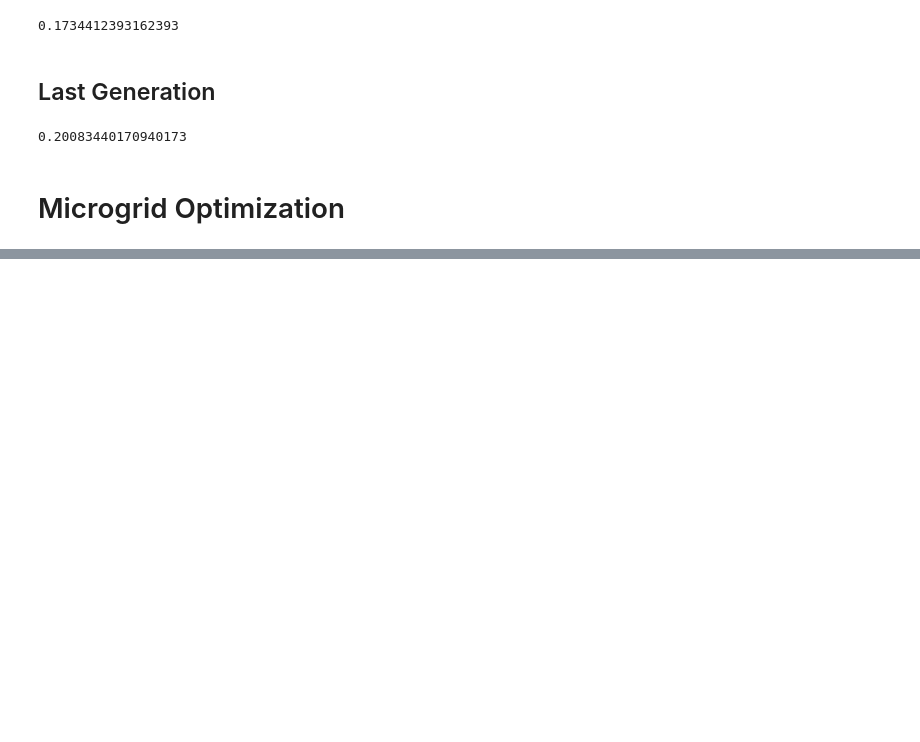
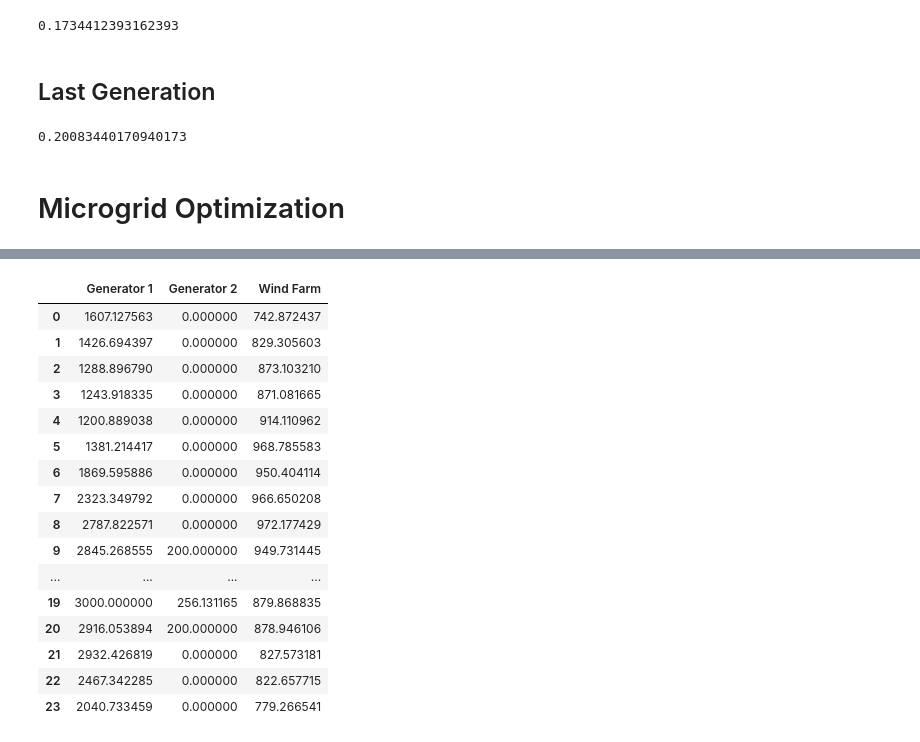
Before and after one commit to KarelMacek/zephyros, a Jupyter notebook: my_notebook.ipynb, the cells around one changed output, grey strips where cells are left out. Saved outputs shown, nothing was run; the diff lists cells and outputs as text; code cells hidden in the pictures; blank space fills up the shorter version.

```diff
--- a/my_notebook.ipynb
+++ b/my_notebook.ipynb
@@ -1686,0 +1788,2 @@ V_next
+# %%
+first_cost, first_action = get_next_tmp((0,0),0)
@@ -1686,0 +1796,8 @@ V_next
+# %%
+control_sequence = []
+last_action = first_action
+for t in range(T+1):
+    control_sequence.append(last_action)
+    last_action = A.at[last_action, t]
+
+df_control_sequence = pd.DataFrame(control_sequence)
@@ -1686,0 +1848,21 @@ V_next
+# %%
+df_final_dispatch["Wind Farm"] = wind_farm_output_forecast
+df_final_dispatch
+# %% [output]
+|  | Generator 1 | Generator 2 | Wind Farm |
+| 0 | 1607.127563 | 0.000000 | 742.872437 |
+| 1 | 1426.694397 | 0.000000 | 829.305603 |
+| 2 | 1288.896790 | 0.000000 | 873.103210 |
+| 3 | 1243.918335 | 0.000000 | 871.081665 |
+| 4 | 1200.889038 | 0.000000 | 914.110962 |
+| 5 | 1381.214417 | 0.000000 | 968.785583 |
+| 6 | 1869.595886 | 0.000000 | 950.404114 |
+| 7 | 2323.349792 | 0.000000 | 966.650208 |
+| 8 | 2787.822571 | 0.000000 | 972.177429 |
+| 9 | 2845.268555 | 200.000000 | 949.731445 |
+| ... | ... | ... | ... |
+| 19 | 3000.000000 | 256.131165 | 879.868835 |
+| 20 | 2916.053894 | 200.000000 | 878.946106 |
+| 21 | 2932.426819 | 0.000000 | 827.573181 |
+| 22 | 2467.342285 | 0.000000 | 822.657715 |
+| 23 | 2040.733459 | 0.000000 | 779.266541 |
```
Also changed, not shown: parts of 49 cells of this notebook.
